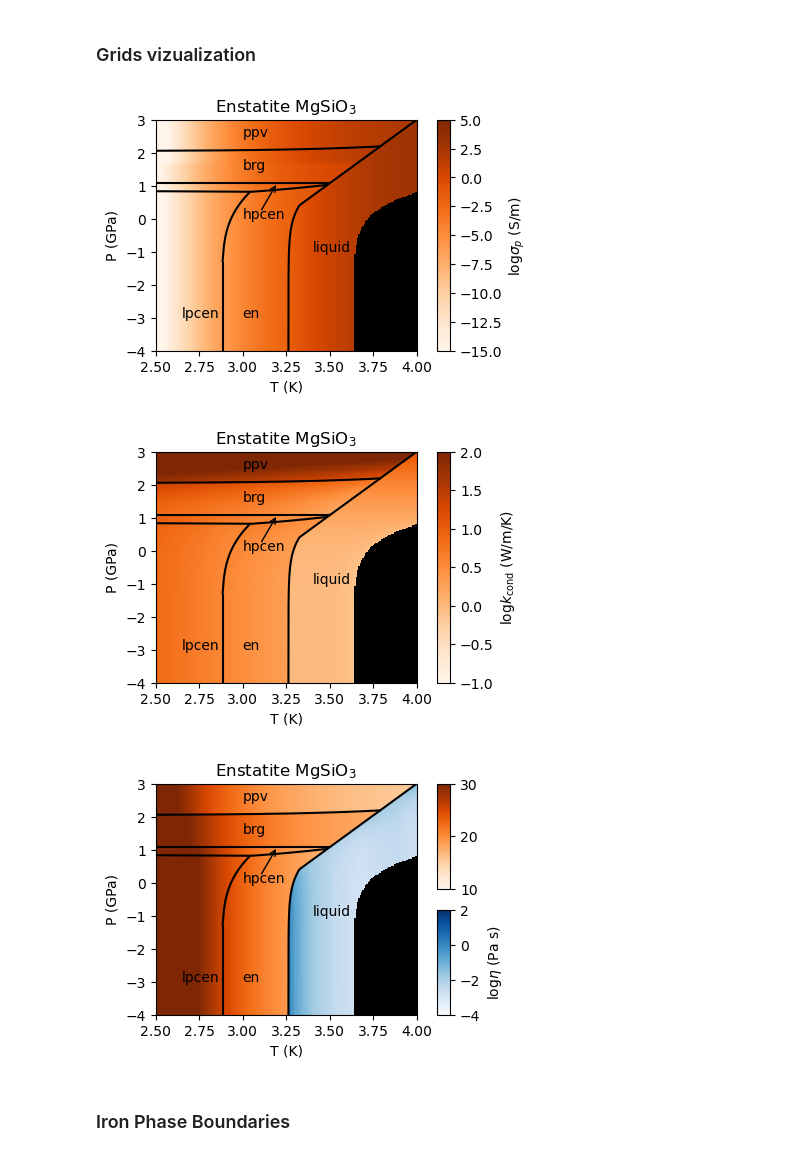
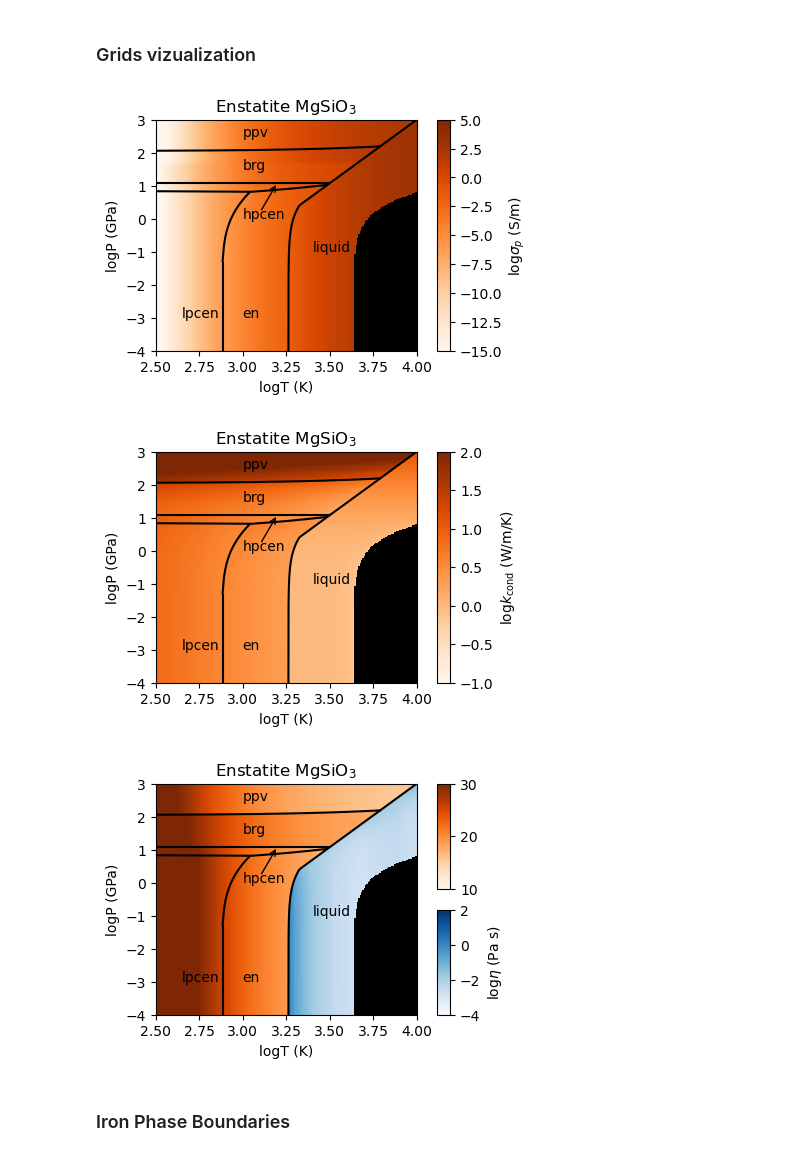
Before and after one commit to vincentsavignac/USP_evolution, a Jupyter notebook: Transport_properties_grid.ipynb, the cells around one changed output. Saved outputs shown, nothing was run; the diff lists cells and outputs as text; code cells hidden in the pictures.

```diff
--- a/Transport_properties_grid.ipynb
+++ b/Transport_properties_grid.ipynb
@@ -471,7 +471,6 @@ P_solidus = solidus_fun(T_range)
 
 #Move the "Figures" directory to make the figures
 os.chdir(main_directory+'//Figures')
-
 fig = plt.figure(figsize=(3.8,3))
 
 # Grid: main plot on left, single colorbar on right
@@ -501,36 +500,36 @@ black_cmap.set_bad('black')
 ax.pcolormesh(logT_grid, logP_grid, nan_plot,
               cmap=black_cmap, rasterized=True)
 
 # Single colormap and normalization
 cmap = plt.cm.Oranges
 pcm = ax.pcolormesh(logT_grid, logP_grid, logsigma_enstatite.T,
                     cmap=cmap, vmin=-15, vmax=5, rasterized=True)
 
 # Correct colorbar placement
 cbar = fig.colorbar(pcm, cax=cax)
 cbar.set_label('log$\\sigma_p$ (S/m)')
 
 #Annotate the phases
 ax.annotate('liquid',(3.4,-1))
 ax.annotate('brg',(3.0,1.5),)
 ax.annotate('ppv',(3.0,2.5),)
 ax.annotate('en',(3,-3),)
 ax.annotate('lpcen',(2.65,-3),)
 ax.annotate('hpcen',(3,0),)
 ax.annotate(
     "", xy=(3.2, 1.1), xytext=(3.1, 0.2),
     arrowprops=dict(arrowstyle="->", lw=1, )
 )
 
 #Finalize and save the figure
-ax.set_xlabel('T (K)')
-ax.set_ylabel('P (GPa)')
+ax.set_xlabel('logT (K)')
+ax.set_ylabel('logP (GPa)')
 ax.set_title('Enstatite MgSiO$_3$')
 ax.set_xlim((2.5, 4))
 ax.set_ylim((-4, 3))
 plt.savefig("mantle_sigma_p_EOS.pdf", bbox_inches='tight')
 # %% [output]
-[figure, old version]
+[figure, new version]
 # %%
 ###Thermal conductivity of enstatite
 
@@ -578,11 +577,11 @@ ax.annotate(
 ax.set_title('Enstatite MgSiO$_3$')
 ax.set_xlim((2.5, 4))
 ax.set_ylim(((5-9), (12-9)))
-ax.set_xlabel('T (K)')
-ax.set_ylabel('P (GPa)')
+ax.set_xlabel('logT (K)')
+ax.set_ylabel('logP (GPa)')
 plt.savefig('mantle_k_cond_EOS.pdf',bbox_inches='tight')
 # %% [output]
-[figure, old version]
+[figure, new version]
 # %%
 ###Viscosity of Enstatite
 fig = plt.figure(figsize=(3.8,3))
@@ -650,11 +649,11 @@ ax.annotate(
 ax.set_title('Enstatite MgSiO$_3$')
 ax.set_xlim((2.5, 4))
 ax.set_ylim((-4, 3))
-ax.set_xlabel('T (K)')
-ax.set_ylabel('P (GPa)')
+ax.set_xlabel('logT (K)')
+ax.set_ylabel('logP (GPa)')
 plt.savefig("mantle_eta_eff_EOS.pdf", bbox_inches='tight')
 # %% [output]
-[figure, old version]
+[figure, new version]
 # %% [markdown]
 ### Iron Phase Boundaries
 # %%
```
Also changed, not shown: parts of 3 cells of this notebook.
